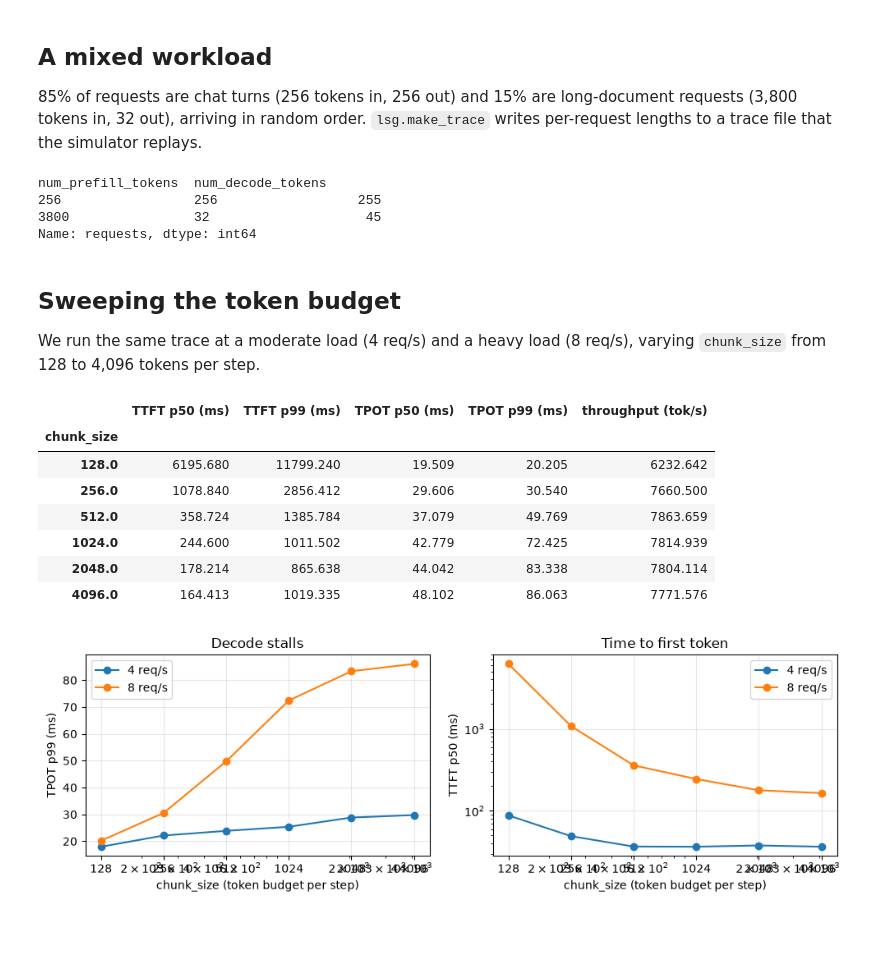
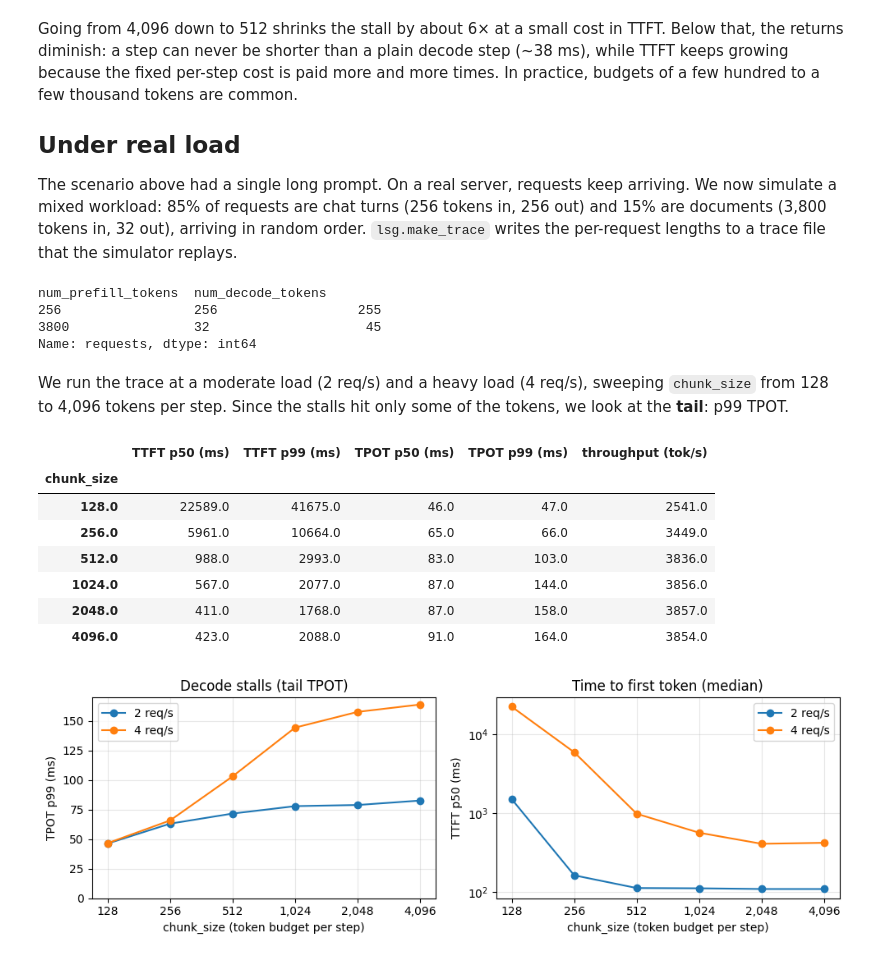
Before and after one commit to kwmaeng91/studying-llm-systems-without-gpus, a Jupyter notebook: docs/lectures/03-chunked-prefill.ipynb, the cells around one changed output. Drawn from its saved outputs; the diff is of its cells as text; code cells hidden in the pictures; blank space fills up the shorter version.

```diff
--- a/docs/lectures/03-chunked-prefill.ipynb
+++ b/docs/lectures/03-chunked-prefill.ipynb
@@ -44,0 +234,3 @@ Simulator ready at /home/kiwan/.llm-systems-wo-gpus/backend
+# %%
+r_chunk, steps_chunk = run_scenario(chunk_size=512)
+steps_chunk[(steps_chunk["end (s)"] > 1.95) & (steps_chunk["start (s)"] < 2.9)][cols].round(3)
@@ -44,0 +332,8 @@ Simulator ready at /home/kiwan/.llm-systems-wo-gpus/backend
+# %%
+rows = []
+for c in [128, 256, 512, 1024, 2048, 4096]:
+    r, st = run_scenario(chunk_size=c)
+    rows.append({"chunk_size": c, "document TTFT (s)": r.ttft.iloc[16],
+                 "chat users' longest gap (ms)": 1e3 * st["batch_execution_time"].max()})
+budget = pd.DataFrame(rows).set_index("chunk_size")
+budget.round(2)
@@ -44,0 +349,13 @@ Simulator ready at /home/kiwan/.llm-systems-wo-gpus/backend
+# %%
+fig, ax = plt.subplots(1, 2, figsize=(10, 3.4))
+ax[0].plot(budget.index, budget["chat users' longest gap (ms)"], "o-", color="C1")
+ax[0].set(ylabel="longest gap between tokens (ms)", title="Chat users: decode stall")
+ax[1].plot(budget.index, budget["document TTFT (s)"], "o-", color="C0")
+ax[1].set(ylabel="TTFT (s)", title="Document: time to first token")
+for a in ax:
+    a.set_xscale("log", base=2)
+    a.set_xticks(budget.index, [f"{c:,}" for c in budget.index])
+    a.minorticks_off()
+    a.set_xlabel("chunk_size (token budget per step)")
+    a.set_ylim(bottom=0)
+fig.tight_layout()
@@ -45,10 +364,17 @@ Simulator ready at /home/kiwan/.llm-systems-wo-gpus/backend
 # %% [markdown]
-## A mixed workload
+Going from 4,096 down to 512 shrinks the stall by about 6× at a small cost in
+TTFT. Below that, the returns diminish: a step can never be shorter than a plain
+decode step (~38 ms), while TTFT keeps growing because the fixed per-step cost is
+paid more and more times. In practice, budgets of a few hundred to a few thousand
+tokens are common.
 
-85% of requests are chat turns (256 tokens in, 256 out) and 15% are long-document
-requests (3,800 tokens in, 32 out), arriving in random order.
-`lsg.make_trace` writes per-request lengths to a trace file that the simulator
-replays.
+## Under real load
+
+The scenario above had a single long prompt. On a real server, requests keep
+arriving. We now simulate a mixed workload: 85% of requests are chat turns (256
+tokens in, 256 out) and 15% are documents (3,800 tokens in, 32 out), arriving in
+random order. `lsg.make_trace` writes the per-request lengths to a trace file that
+the simulator replays.
 # %%
 rng = np.random.default_rng(0)
 n = 300
@@ -62,36 +388,38 @@ num_prefill_tokens  num_decode_tokens
 3800                32                    45
 Name: requests, dtype: int64
 # %% [markdown]
-## Sweeping the token budget
-
-We run the same trace at a moderate load (4 req/s) and a heavy load (8 req/s),
-varying `chunk_size` from 128 to 4,096 tokens per step.
+We run the trace at a moderate load (2 req/s) and a heavy load (4 req/s),
+sweeping `chunk_size` from 128 to 4,096 tokens per step. Since the stalls hit
+only some of the tokens, we look at the **tail**: p99 TPOT.
 # %%
 chunks = [128, 256, 512, 1024, 2048, 4096]
 cols = ["TTFT p50 (ms)", "TTFT p99 (ms)", "TPOT p50 (ms)", "TPOT p99 (ms)", "throughput (tok/s)"]
-res = {q: lsg.sweep("chunk_size", chunks, trace=trace, num_requests=n, qps=q) for q in (4, 8)}
-res[8][cols]
+res = {q: lsg.sweep("chunk_size", chunks, **SYSTEM, trace=trace, num_requests=n, qps=q)
+       for q in (2, 4)}
+res[4][cols].round(0)
 # %% [output]
 |  | TTFT p50 (ms) | TTFT p99 (ms) | TPOT p50 (ms) | TPOT p99 (ms) | throughput (tok/s) |
 | chunk_size |  |  |  |  |  |
-| 128.0 | 6195.680 | 11799.240 | 19.509 | 20.205 | 6232.642 |
-| 256.0 | 1078.840 | 2856.412 | 29.606 | 30.540 | 7660.500 |
-| 512.0 | 358.724 | 1385.784 | 37.079 | 49.769 | 7863.659 |
-| 1024.0 | 244.600 | 1011.502 | 42.779 | 72.425 | 7814.939 |
-| 2048.0 | 178.214 | 865.638 | 44.042 | 83.338 | 7804.114 |
-| 4096.0 | 164.413 | 1019.335 | 48.102 | 86.063 | 7771.576 |
+| 128.0 | 22589.0 | 41675.0 | 46.0 | 47.0 | 2541.0 |
+| 256.0 | 5961.0 | 10664.0 | 65.0 | 66.0 | 3449.0 |
+| 512.0 | 988.0 | 2993.0 | 83.0 | 103.0 | 3836.0 |
+| 1024.0 | 567.0 | 2077.0 | 87.0 | 144.0 | 3856.0 |
+| 2048.0 | 411.0 | 1768.0 | 87.0 | 158.0 | 3857.0 |
+| 4096.0 | 423.0 | 2088.0 | 91.0 | 164.0 | 3854.0 |
 # %%
 fig, ax = plt.subplots(1, 2, figsize=(10, 3.4))
 for q, df in res.items():
     ax[0].plot(chunks, df["TPOT p99 (ms)"], "o-", label=f"{q} req/s")
     ax[1].plot(chunks, df["TTFT p50 (ms)"], "o-", label=f"{q} req/s")
-ax[0].set(xscale="log", xlabel="chunk_size (token budget per step)", ylabel="TPOT p99 (ms)",
-          title="Decode stalls")
-ax[1].set(xscale="log", yscale="log", xlabel="chunk_size (token budget per step)",
-          ylabel="TTFT p50 (ms)", title="Time to first token")
+ax[0].set(ylabel="TPOT p99 (ms)", title="Decode stalls (tail TPOT)", ylim=(0, None))
+ax[1].set(ylabel="TTFT p50 (ms)", title="Time to first token (median)", yscale="log")
 for a in ax:
-    a.set_xticks(chunks, chunks); a.legend()
+    a.set_xscale("log", base=2)
+    a.set_xticks(chunks, [f"{c:,}" for c in chunks])
+    a.minorticks_off()
+    a.set_xlabel("chunk_size (token budget per step)")
+    a.legend()
 fig.tight_layout()
 # %% [output]
-[figure, old version]
+[figure, new version]
 # %% [markdown]
```
Also changed, not shown: parts of 31 cells of this notebook, 3 other files.
